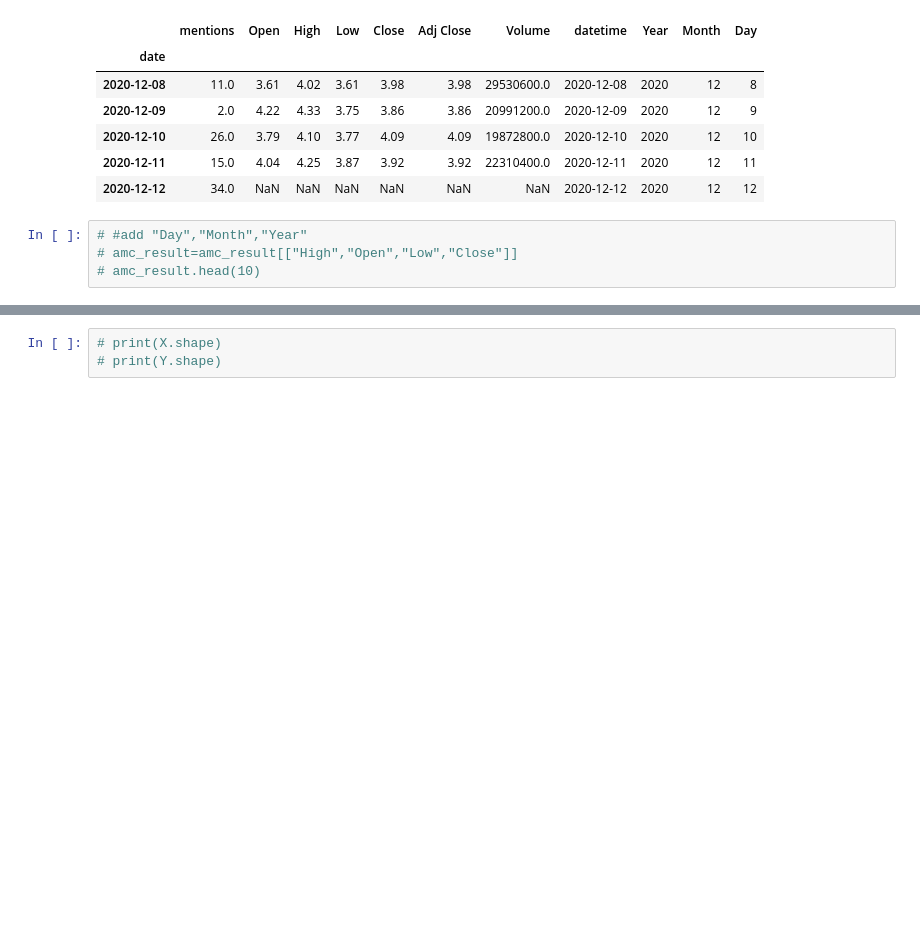
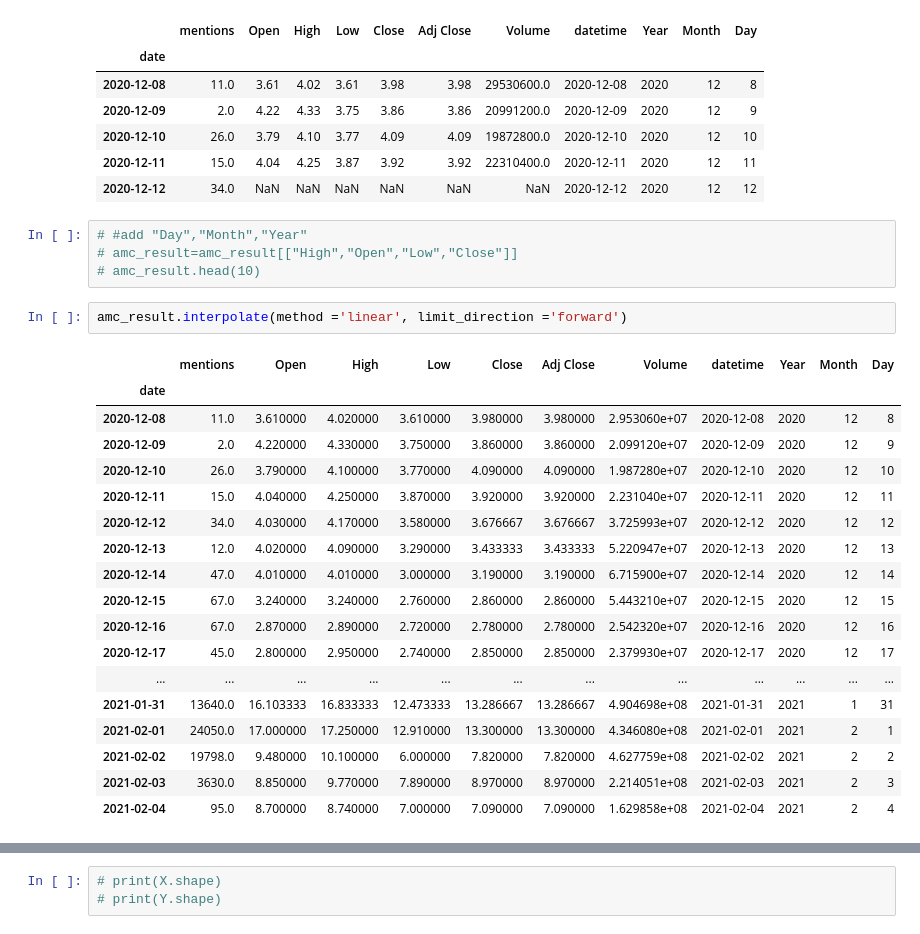
Before and after one commit to tylersojka/Final_Project_WSB, a Jupyter notebook: Machine learning/Linear Regression ML.ipynb, the cells around one changed output, grey strips where cells are left out. Drawn from its saved outputs; the diff is of its cells as text; blank space fills up the shorter version.

Commit message:
Add files via upload
Interpolated AMC df for LR

```diff
--- a/Machine learning/Linear Regression ML.ipynb
+++ b/Machine learning/Linear Regression ML.ipynb
@@ -97,6 +97,27 @@ amc_result.head()
 # #add "Day","Month","Year"
 # amc_result=amc_result[["High","Open","Low","Close"]]
 # amc_result.head(10)
+# %%
+amc_result.interpolate(method ='linear', limit_direction ='forward')
+# %% [output]
+|  | mentions | Open | High | Low | Close | Adj Close | Volume | datetime | Year | Month | Day |
+| date |  |  |  |  |  |  |  |  |  |  |  |
+| 2020-12-08 | 11.0 | 3.610000 | 4.020000 | 3.610000 | 3.980000 | 3.980000 | 2.953060e+07 | 2020-12-08 | 2020 | 12 | 8 |
+| 2020-12-09 | 2.0 | 4.220000 | 4.330000 | 3.750000 | 3.860000 | 3.860000 | 2.099120e+07 | 2020-12-09 | 2020 | 12 | 9 |
+| 2020-12-10 | 26.0 | 3.790000 | 4.100000 | 3.770000 | 4.090000 | 4.090000 | 1.987280e+07 | 2020-12-10 | 2020 | 12 | 10 |
+| 2020-12-11 | 15.0 | 4.040000 | 4.250000 | 3.870000 | 3.920000 | 3.920000 | 2.231040e+07 | 2020-12-11 | 2020 | 12 | 11 |
+| 2020-12-12 | 34.0 | 4.030000 | 4.170000 | 3.580000 | 3.676667 | 3.676667 | 3.725993e+07 | 2020-12-12 | 2020 | 12 | 12 |
+| 2020-12-13 | 12.0 | 4.020000 | 4.090000 | 3.290000 | 3.433333 | 3.433333 | 5.220947e+07 | 2020-12-13 | 2020 | 12 | 13 |
+| 2020-12-14 | 47.0 | 4.010000 | 4.010000 | 3.000000 | 3.190000 | 3.190000 | 6.715900e+07 | 2020-12-14 | 2020 | 12 | 14 |
+| 2020-12-15 | 67.0 | 3.240000 | 3.240000 | 2.760000 | 2.860000 | 2.860000 | 5.443210e+07 | 2020-12-15 | 2020 | 12 | 15 |
+| 2020-12-16 | 67.0 | 2.870000 | 2.890000 | 2.720000 | 2.780000 | 2.780000 | 2.542320e+07 | 2020-12-16 | 2020 | 12 | 16 |
+| 2020-12-17 | 45.0 | 2.800000 | 2.950000 | 2.740000 | 2.850000 | 2.850000 | 2.379930e+07 | 2020-12-17 | 2020 | 12 | 17 |
+| ... | ... | ... | ... | ... | ... | ... | ... | ... | ... | ... | ... |
+| 2021-01-31 | 13640.0 | 16.103333 | 16.833333 | 12.473333 | 13.286667 | 13.286667 | 4.904698e+08 | 2021-01-31 | 2021 | 1 | 31 |
+| 2021-02-01 | 24050.0 | 17.000000 | 17.250000 | 12.910000 | 13.300000 | 13.300000 | 4.346080e+08 | 2021-02-01 | 2021 | 2 | 1 |
+| 2021-02-02 | 19798.0 | 9.480000 | 10.100000 | 6.000000 | 7.820000 | 7.820000 | 4.627759e+08 | 2021-02-02 | 2021 | 2 | 2 |
+| 2021-02-03 | 3630.0 | 8.850000 | 9.770000 | 7.890000 | 8.970000 | 8.970000 | 2.214051e+08 | 2021-02-03 | 2021 | 2 | 3 |
+| 2021-02-04 | 95.0 | 8.700000 | 8.740000 | 7.000000 | 7.090000 | 7.090000 | 1.629858e+08 | 2021-02-04 | 2021 | 2 | 4 |
 # %%
 #Separate Indepentdent and dependent variable
 # X = amc_result.iloc[:amc_result.columns !='Close']
```
Also changed, not shown: parts of 2 cells of this notebook.
